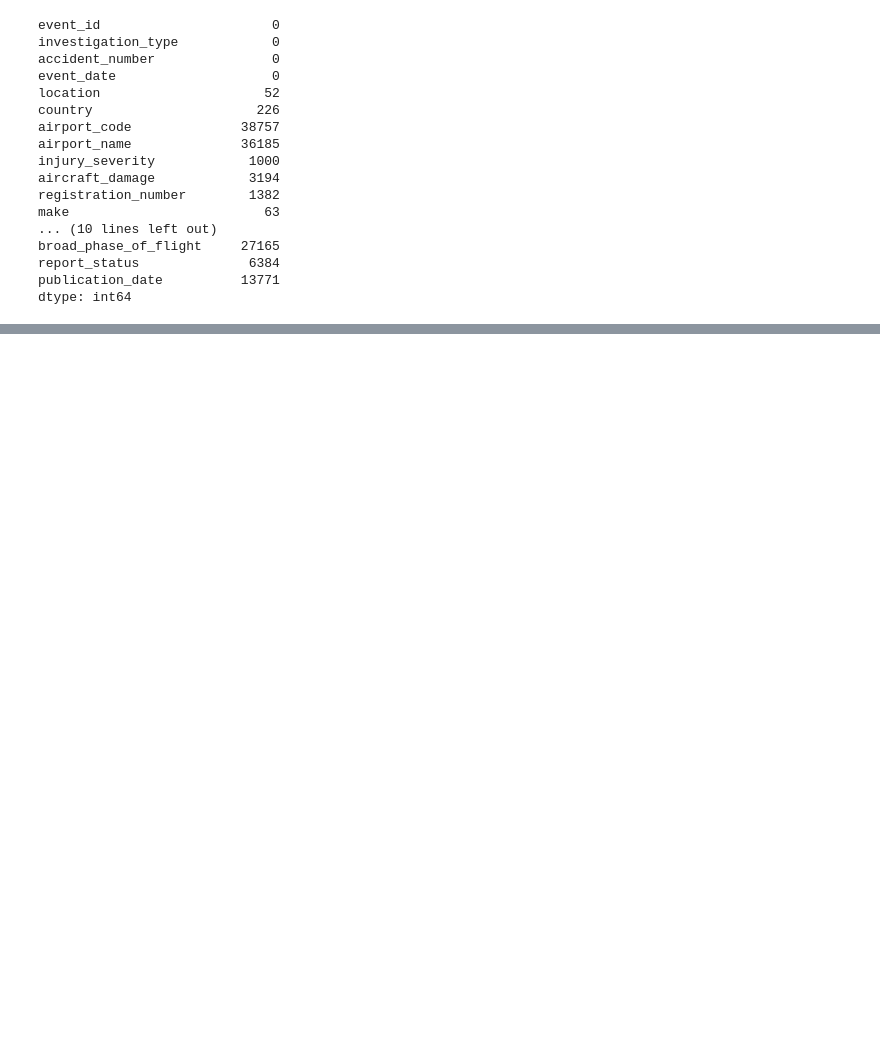
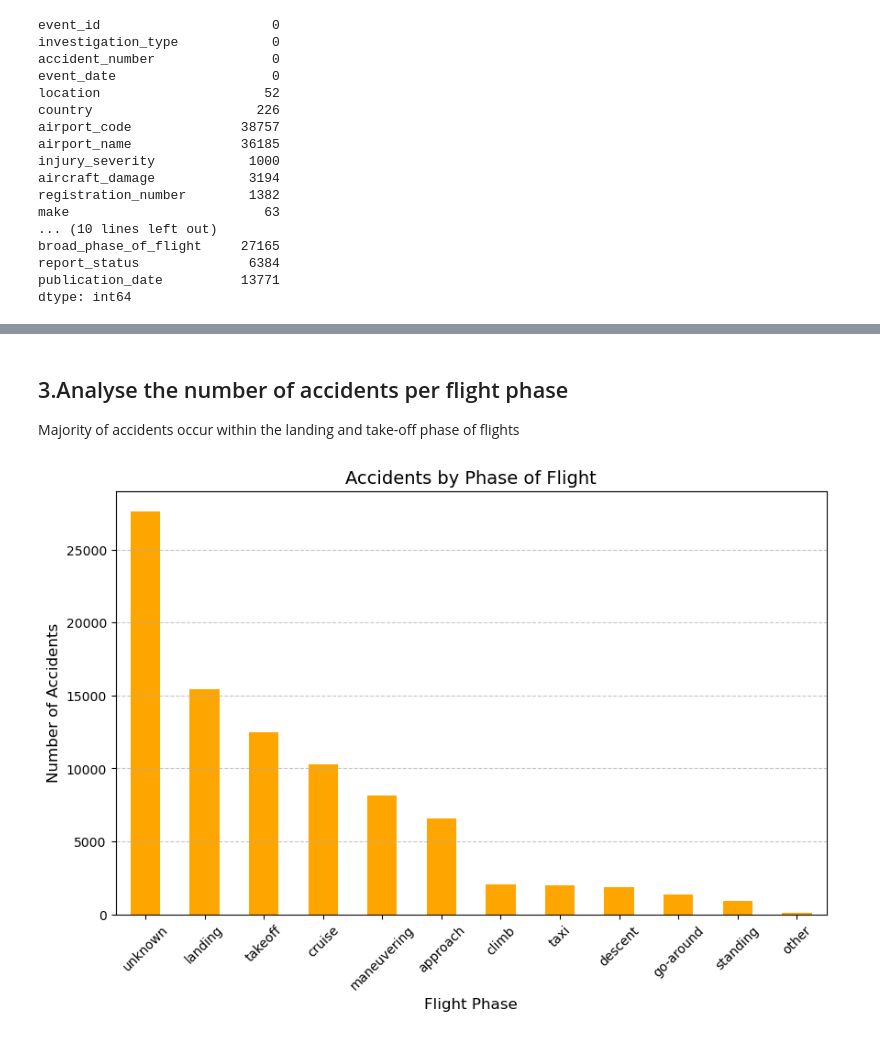
Before and after one commit to idreamofunicorns/Flight-Data-Analytics, a Jupyter notebook: Flight-Data-Analytics-Notebook.ipynb, the cells around one changed output, grey strips where cells are left out. Saved outputs shown, nothing was run; the diff lists cells and outputs as text; code cells hidden in the pictures; blank space fills up the shorter version.

```diff
--- a/Flight-Data-Analytics-Notebook.ipynb
+++ b/Flight-Data-Analytics-Notebook.ipynb
@@ -298,0 +309,19 @@ dtype: int64
+# %% [markdown]
+## 3.Analyse the number of accidents per flight phase
+
+Majority of accidents occur within the landing and take-off phase of flights
+# %%
+ #Count accidents by flight phase
+flight_phase_accidents = df['broad_phase_of_flight'].value_counts()
+
+# Visualize accidents by flight phase
+plt.figure(figsize=(10, 6))
+flight_phase_accidents.plot(kind='bar', color='orange')
+plt.title('Accidents by Phase of Flight', fontsize=14)
+plt.xlabel('Flight Phase', fontsize=12)
+plt.ylabel('Number of Accidents', fontsize=12)
+plt.xticks(rotation=45)
+plt.grid(axis='y', linestyle='--', alpha=0.7)
+plt.show()
+# %% [output]
+[figure, added]
```
Also changed, not shown: parts of 13 cells of this notebook.
